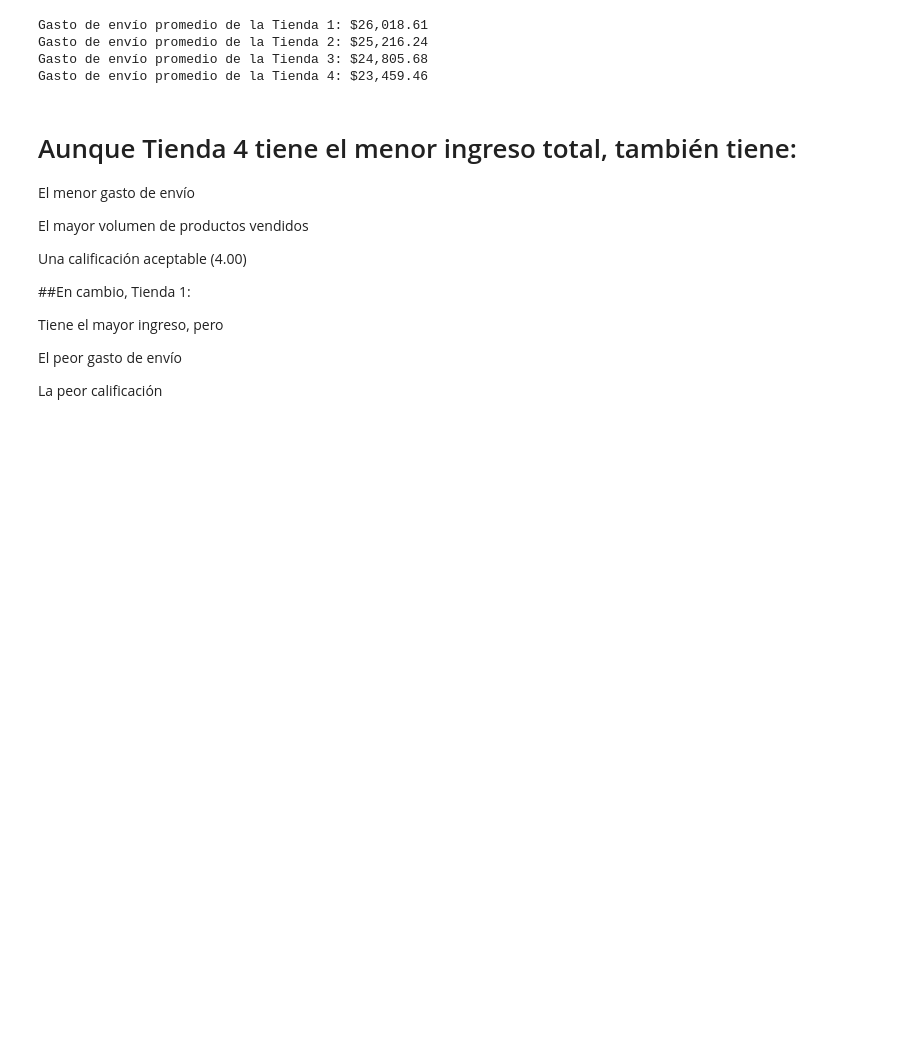
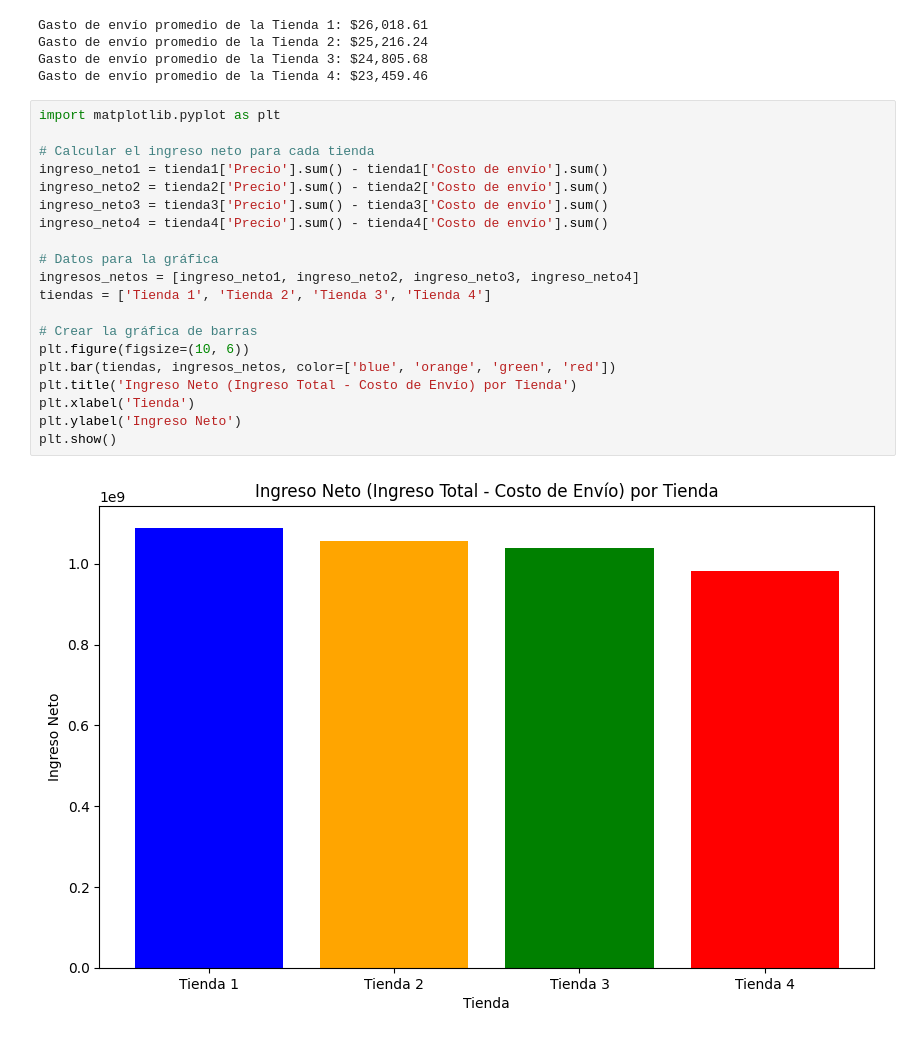
Before and after one commit to AndyOrtizA/challenge1-data-science-latam, a Jupyter notebook: AluraStoreLatam-2.ipynb, the cells around one changed output. Cells and saved outputs as stored; diff of their text form; blank space fills up the shorter version.

```diff
--- a/AluraStoreLatam-2.ipynb
+++ b/AluraStoreLatam-2.ipynb
@@ -133,19 +165,25 @@ Gasto de envío promedio de la Tienda 1: $26,018.61
 Gasto de envío promedio de la Tienda 2: $25,216.24
 Gasto de envío promedio de la Tienda 3: $24,805.68
 Gasto de envío promedio de la Tienda 4: $23,459.46
-# %% [markdown]
-# Aunque Tienda 4 tiene el menor ingreso total, también tiene:
-
-El menor gasto de envío
-
-El mayor volumen de productos vendidos
-
-Una calificación aceptable (4.00)
-
-##En cambio, Tienda 1:
-
-Tiene el mayor ingreso, pero
-
-El peor gasto de envío
-
-La peor calificación
+# %%
+import matplotlib.pyplot as plt
+
+# Calcular el ingreso neto para cada tienda
+ingreso_neto1 = tienda1['Precio'].sum() - tienda1['Costo de envío'].sum()
+ingreso_neto2 = tienda2['Precio'].sum() - tienda2['Costo de envío'].sum()
+ingreso_neto3 = tienda3['Precio'].sum() - tienda3['Costo de envío'].sum()
+ingreso_neto4 = tienda4['Precio'].sum() - tienda4['Costo de envío'].sum()
+
+# Datos para la gráfica
+ingresos_netos = [ingreso_neto1, ingreso_neto2, ingreso_neto3, ingreso_neto4]
+tiendas = ['Tienda 1', 'Tienda 2', 'Tienda 3', 'Tienda 4']
+
+# Crear la gráfica de barras
+plt.figure(figsize=(10, 6))
+plt.bar(tiendas, ingresos_netos, color=['blue', 'orange', 'green', 'red'])
+plt.title('Ingreso Neto (Ingreso Total - Costo de Envío) por Tienda')
+plt.xlabel('Tienda')
+plt.ylabel('Ingreso Neto')
+plt.show()
+# %% [output]
+[figure, added]
```
Also changed, not shown: parts of 6 cells of this notebook.
